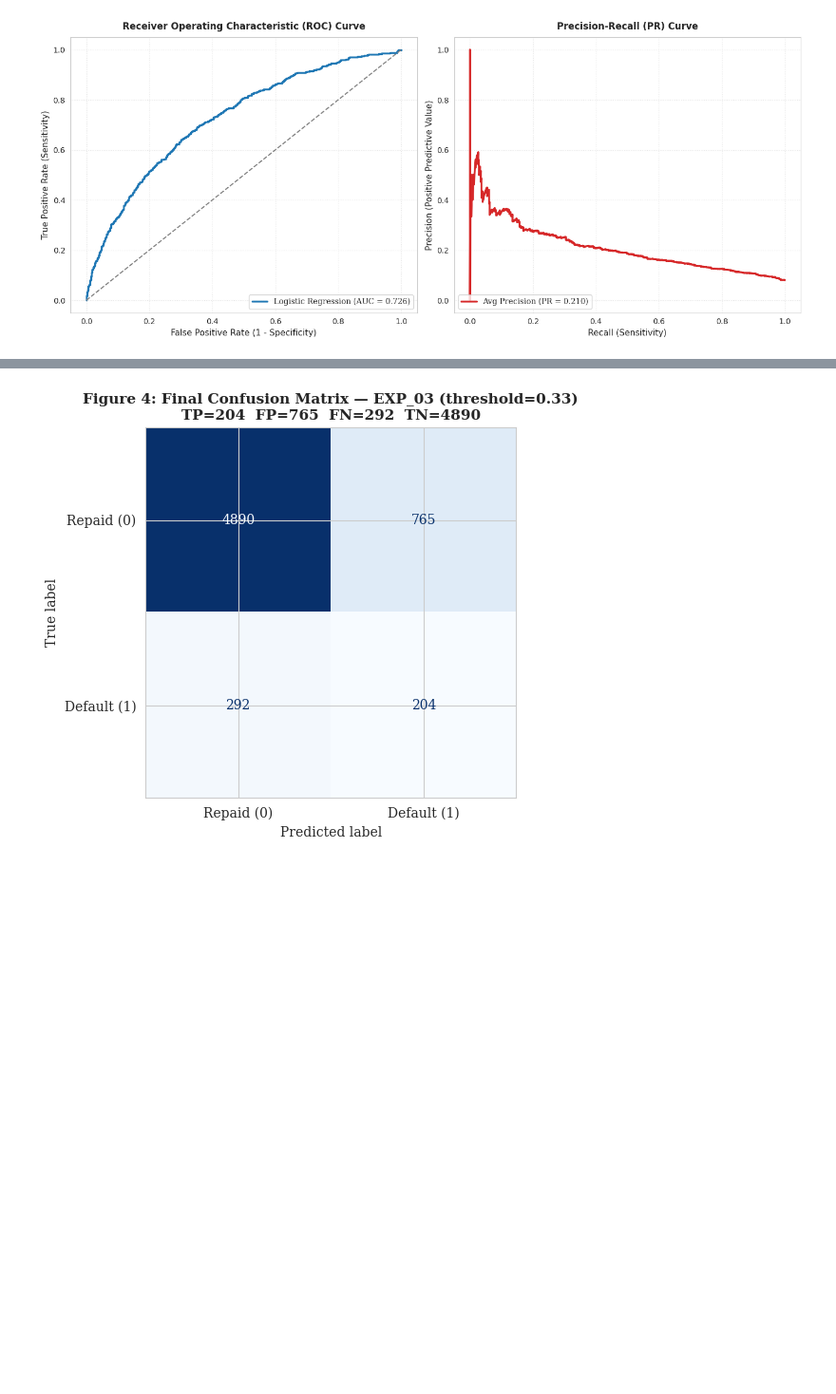
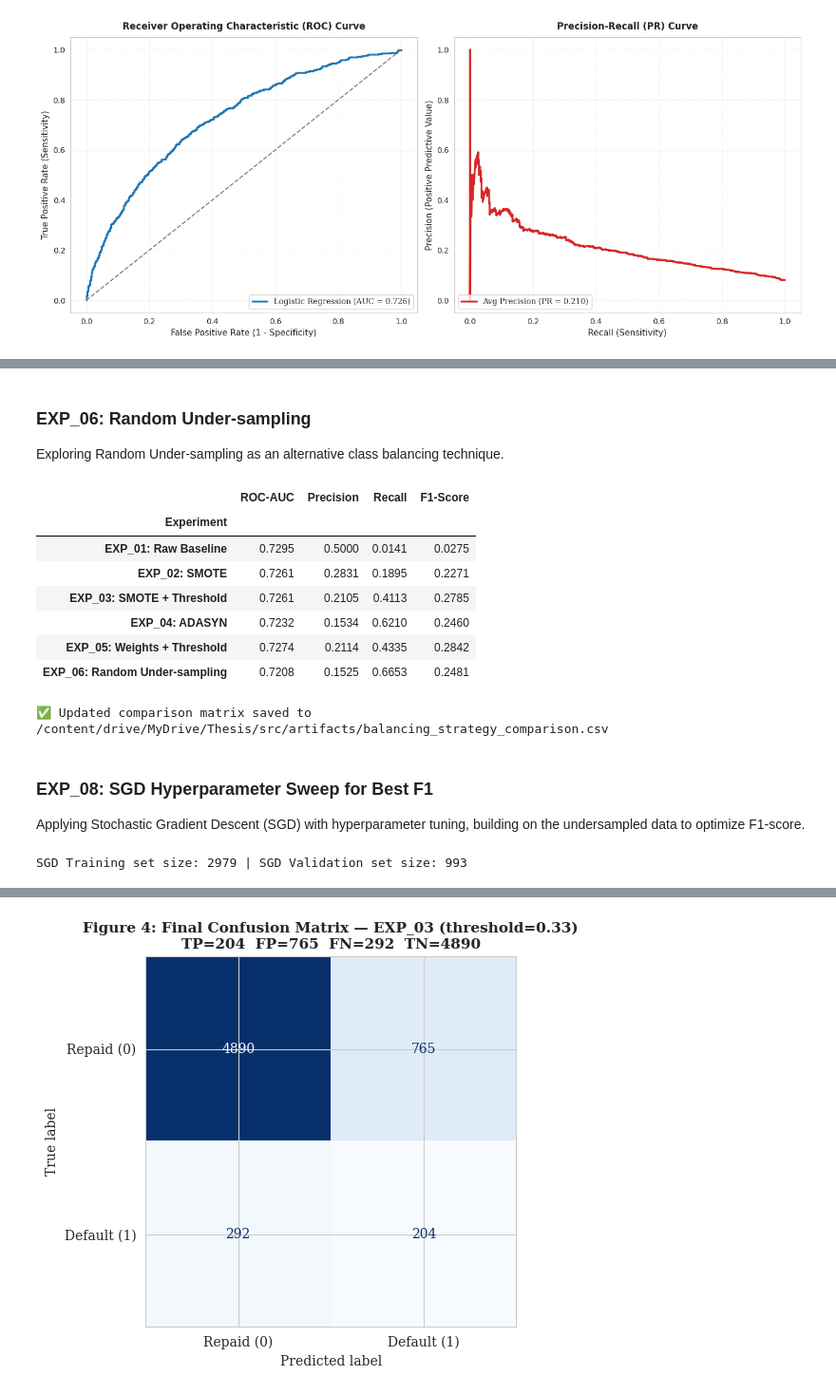
Before and after one commit to hemajuluri/Ethical-and-fairness, a Jupyter notebook: 01_Modelling.ipynb, the cells around one changed output, grey strips where cells are left out. Shown at 95% size. Saved outputs shown, nothing was run; the diff lists cells and outputs as text; code cells hidden in the pictures; blank space fills up the shorter version.

```diff
--- a/01_Modelling.ipynb
+++ b/01_Modelling.ipynb
@@ -706,0 +850,53 @@ Selected pipeline: EXP_03 (SMOTE + Threshold=0.33)
+# %% [markdown]
+### EXP_06: Random Under-sampling
+Exploring Random Under-sampling as an alternative class balancing technique.
+# %%
+from imblearn.under_sampling import RandomUnderSampler
+
+# --- EXPERIMENT 6: Random Under-sampling ---
+rus = RandomUnderSampler(random_state=42)
+X_train_rus, y_train_rus = rus.fit_resample(X_train_proc, y_train)
+
+lr_rus = LogisticRegression(max_iter=1000, random_state=42)
+lr_rus.fit(X_train_rus, y_train_rus)
+
+rus_preds = lr_rus.predict(X_test_proc)
+rus_probs = lr_rus.predict_proba(X_test_proc)[:, 1]
+
+log_experiment("EXP_06: Random Under-sampling", y_test, rus_preds, rus_probs)
+
+# Re-display comparison table with new experiment
+comparison_df = pd.DataFrame(results_log).T
+comparison_df.index.name = "Experiment"
+display(comparison_df.style.highlight_max(axis=0, color='#d4edda')
+                           .highlight_min(axis=0, color='#f8d7da')
+                           .format("{:.4f}"))
+
+# Re-save the updated comparison CSV
+comparison_df.to_csv(f'{save_path}balancing_strategy_comparison.csv')
+print(f"\n✅ Updated comparison matrix saved to {save_path}balancing_strategy_comparison.csv")
+# %% [output]
+|  | ROC-AUC | Precision | Recall | F1-Score |
+| Experiment |  |  |  |  |
+| EXP_01: Raw Baseline | 0.7295 | 0.5000 | 0.0141 | 0.0275 |
+| EXP_02: SMOTE | 0.7261 | 0.2831 | 0.1895 | 0.2271 |
+| EXP_03: SMOTE + Threshold | 0.7261 | 0.2105 | 0.4113 | 0.2785 |
+| EXP_04: ADASYN | 0.7232 | 0.1534 | 0.6210 | 0.2460 |
+| EXP_05: Weights + Threshold | 0.7274 | 0.2114 | 0.4335 | 0.2842 |
+| EXP_06: Random Under-sampling | 0.7208 | 0.1525 | 0.6653 | 0.2481 |
+✅ Updated comparison matrix saved to /content/drive/MyDrive/Thesis/src/artifacts/balancing_strategy_comparison.csv
+# %% [markdown]
+### EXP_08: SGD Hyperparameter Sweep for Best F1
+Applying Stochastic Gradient Descent (SGD) with hyperparameter tuning, building on the undersampled data to optimize F1-score.
+# %%
+from sklearn.model_selection import train_test_split
+
+# Create a training and validation split from the undersampled data for SGD
+# This acts as the setup for EXP_08, effectively 'EXP_07' if you were counting sequentially.
+X_tr, X_val, y_tr, y_val = train_test_split(
+    X_train_rus, y_train_rus, test_size=0.25, stratify=y_train_rus, random_state=42
+)
+
+print(f"SGD Training set size: {len(X_tr)} | SGD Validation set size: {len(X_val)}")
+# %% [output]
+SGD Training set size: 2979 | SGD Validation set size: 993
```
Also changed, not shown: parts of 10 cells of this notebook.
